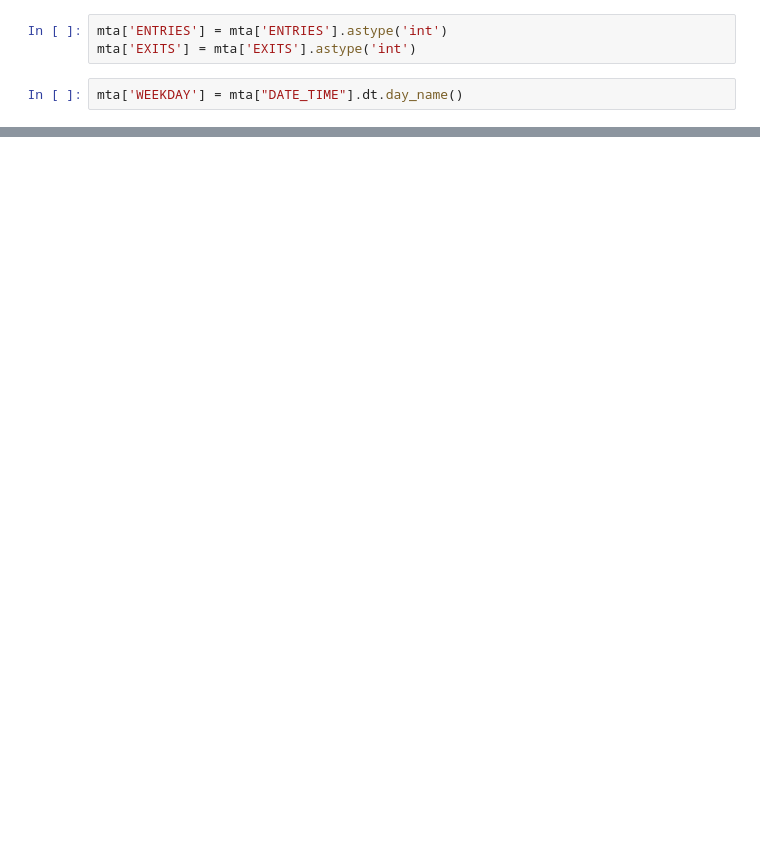
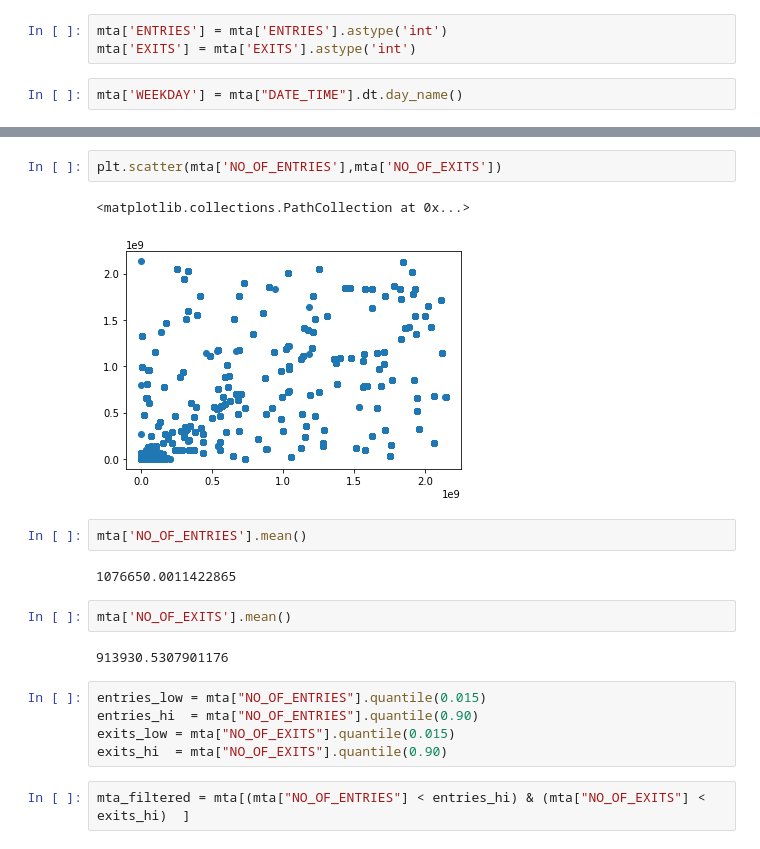
Before and after one commit to osmanGuler19/MTA_TURNSTILE, a Jupyter notebook: DS-1.ipynb, the cells around one changed output, grey strips where cells are left out. Cells and saved outputs as stored; diff of their text form; blank space fills up the shorter version.

```diff
--- a/DS-1.ipynb
+++ b/DS-1.ipynb
@@ -134,0 +204,20 @@ mta.sample(5)
+# %%
+plt.scatter(mta['NO_OF_ENTRIES'],mta['NO_OF_EXITS'])
+# %% [output]
+<matplotlib.collections.PathCollection at 0x...>
+[figure, added]
+# %%
+mta['NO_OF_ENTRIES'].mean()
+# %% [output]
+1076650.0011422865
+# %%
+mta['NO_OF_EXITS'].mean()
+# %% [output]
+913930.5307901176
+# %%
+entries_low = mta["NO_OF_ENTRIES"].quantile(0.015)
+entries_hi  = mta["NO_OF_ENTRIES"].quantile(0.90)
+exits_low = mta["NO_OF_EXITS"].quantile(0.015)
+exits_hi  = mta["NO_OF_EXITS"].quantile(0.90)
+# %%
+mta_filtered = mta[(mta["NO_OF_ENTRIES"] < entries_hi) & (mta["NO_OF_EXITS"] < exits_hi)  ]
```
Also changed, not shown: parts of 42 cells of this notebook.
